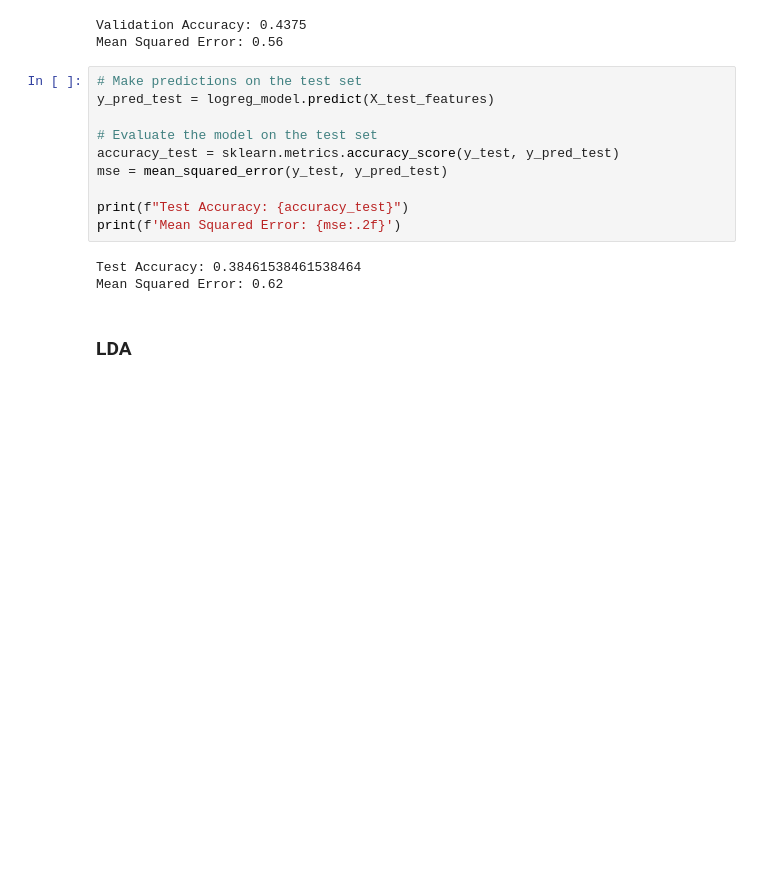
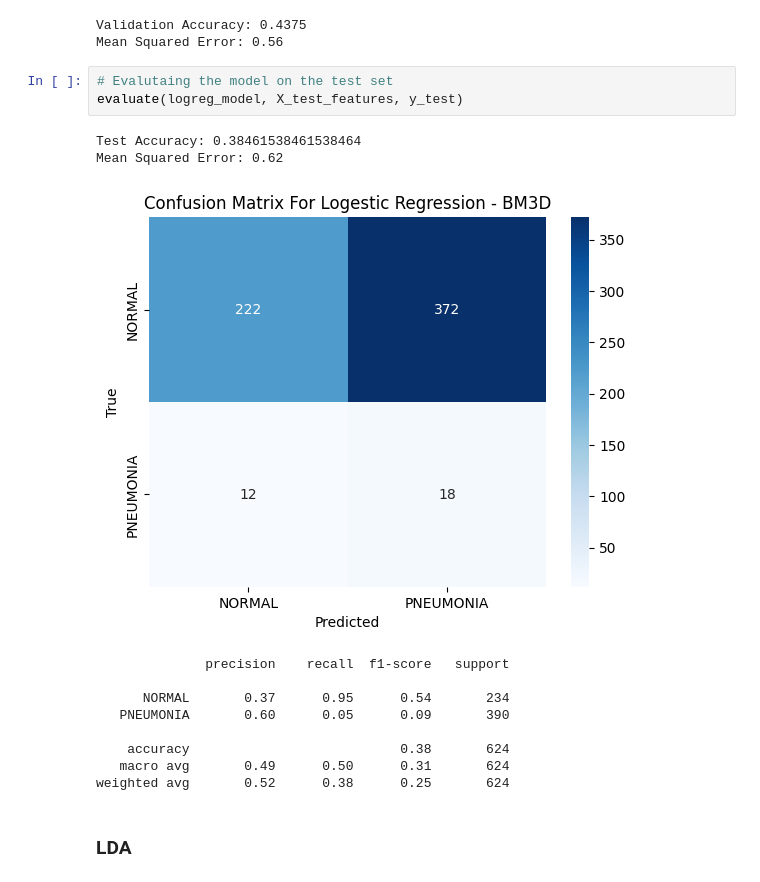
Before and after one commit to dawlattt/denoising-pneumonia, a Jupyter notebook: Logistic_Regression/logistic_regression_bm3d.ipynb, the cells around one changed output. Drawn from its saved outputs; the diff is of its cells as text; blank space fills up the shorter version.

```diff
--- a/Logistic_Regression/logistic_regression_bm3d.ipynb
+++ b/Logistic_Regression/logistic_regression_bm3d.ipynb
@@ -88,19 +115,21 @@ print(f'Mean Squared Error: {mse:.2f}')
 # %% [output]
 Validation Accuracy: 0.4375
 Mean Squared Error: 0.56
-# %%
-# Make predictions on the test set
-y_pred_test = logreg_model.predict(X_test_features)
-
-# Evaluate the model on the test set
-accuracy_test = sklearn.metrics.accuracy_score(y_test, y_pred_test)
-mse = mean_squared_error(y_test, y_pred_test)
-
-print(f"Test Accuracy: {accuracy_test}")
-print(f'Mean Squared Error: {mse:.2f}')
-# %% [output]
-Test Accuracy: 0.38461538461538464
-Mean Squared Error: 0.62
+# %%
+# Evalutaing the model on the test set
+evaluate(logreg_model, X_test_features, y_test)
+# %% [output]
+Test Accuracy: 0.38461538461538464
+Mean Squared Error: 0.62
+[figure, added]
+              precision    recall  f1-score   support
+
+      NORMAL       0.37      0.95      0.54       234
+   PNEUMONIA       0.60      0.05      0.09       390
+
+    accuracy                           0.38       624
+   macro avg       0.49      0.50      0.31       624
+weighted avg       0.52      0.38      0.25       624
 # %% [markdown]
 ### LDA
 # %%
```
Also changed, not shown: parts of 15 cells of this notebook, 4 other files.
